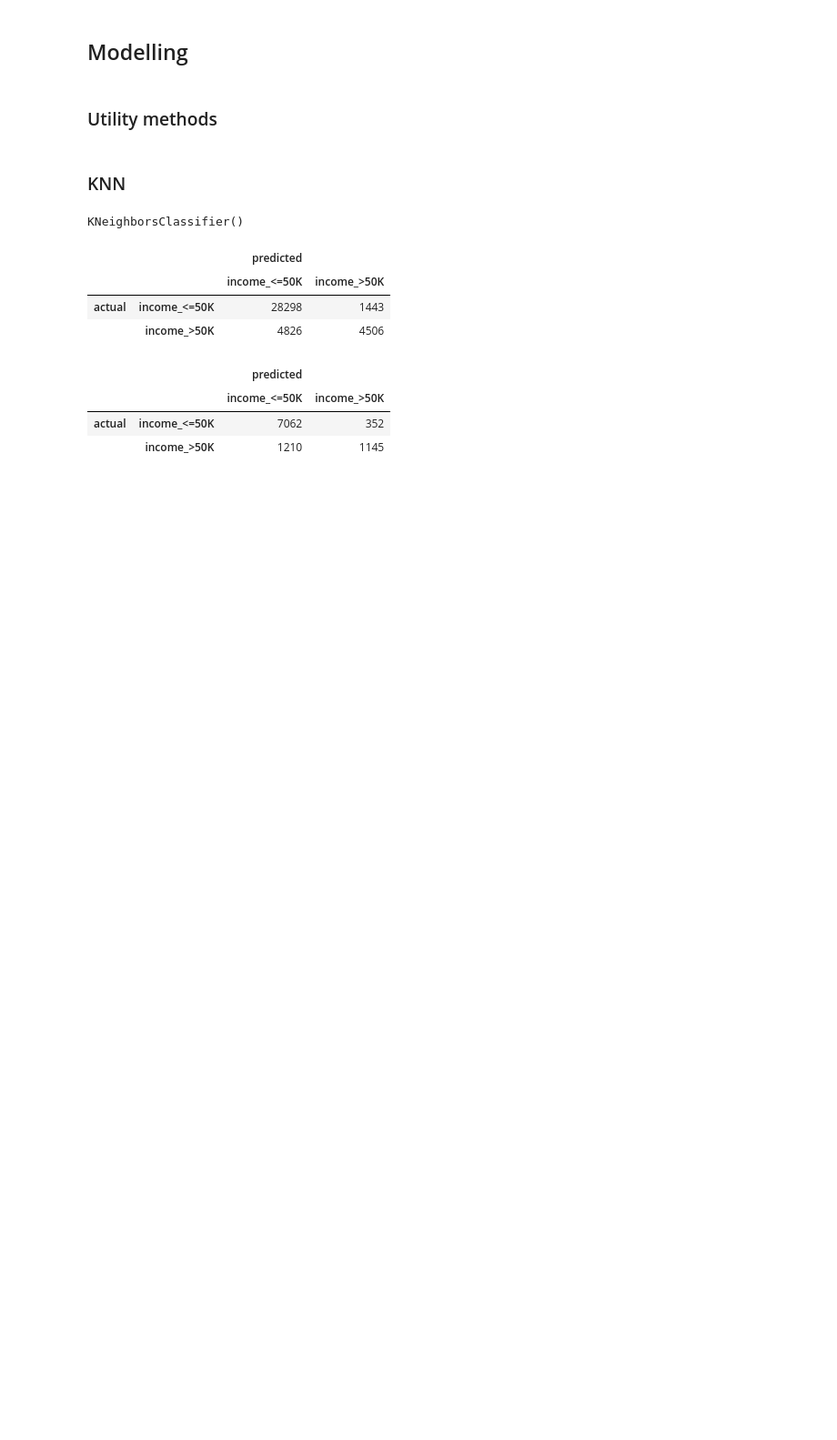
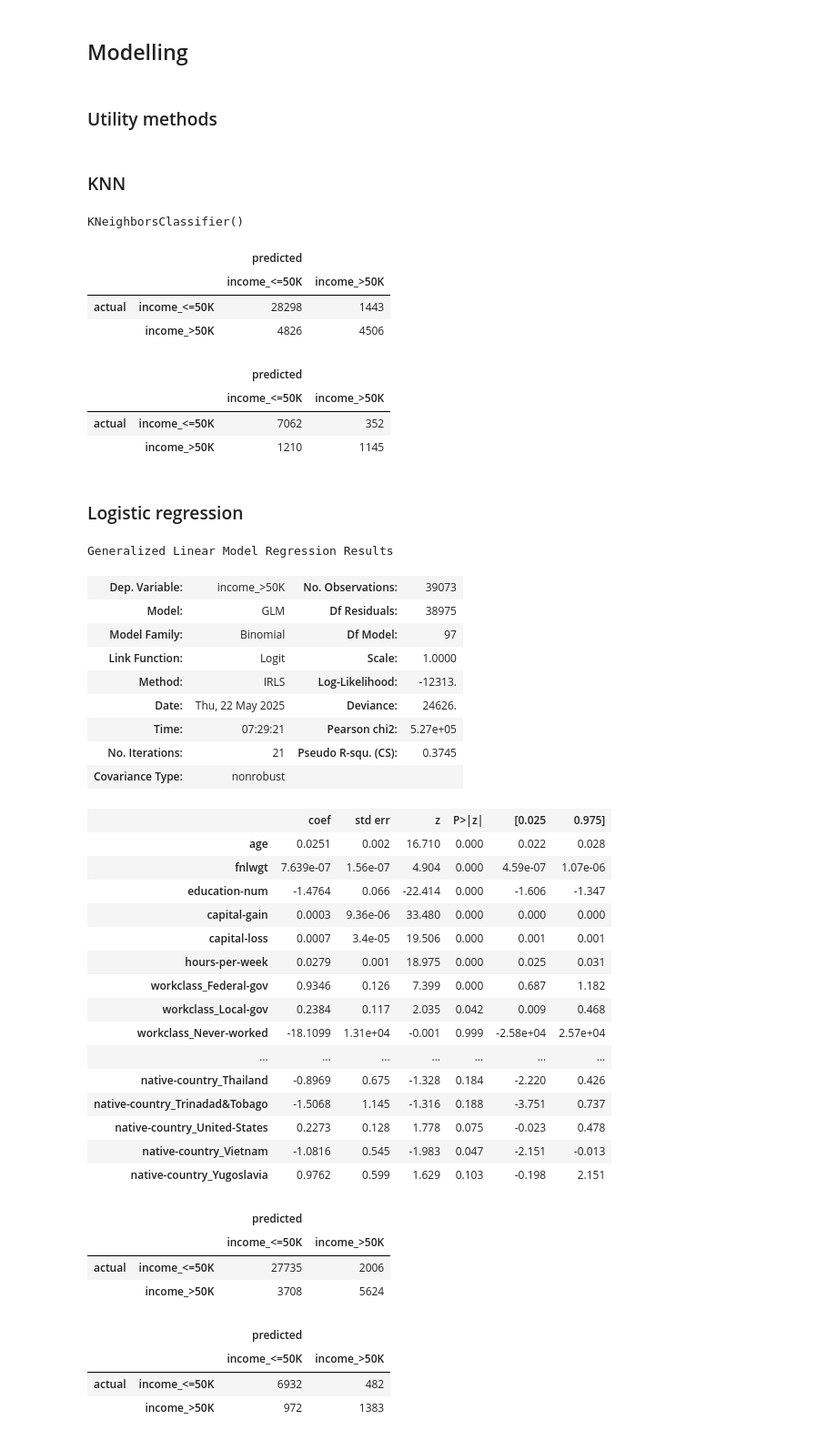
Before and after one commit to jonathanykwong/annual-income, a Jupyter notebook: annual-income.ipynb, the cells around one changed output. Shown at 91% size. Drawn from its saved outputs; the diff is of its cells as text; code cells hidden in the pictures; blank space fills up the shorter version.

Commit message:
initial attempt at logistic regression model

```diff
--- a/annual-income.ipynb
+++ b/annual-income.ipynb
@@ -170,3 +169,53 @@ cm
 |  |  | income_<=50K | income_>50K |
 | actual | income_<=50K | 7062 | 352 |
 |  | income_>50K | 1210 | 1145 |
+# %% [markdown]
+### Logistic regression
+# %%
+model = sm.GLM(y_train, X_train, family=sm.families.Binomial())
+result = model.fit()
+# %%
+result.summary()
+# %% [output]
+Generalized Linear Model Regression Results
+| Dep. Variable: | income_>50K | No. Observations: | 39073 |
+| Model: | GLM | Df Residuals: | 38975 |
+| Model Family: | Binomial | Df Model: | 97 |
+| Link Function: | Logit | Scale: | 1.0000 |
+| Method: | IRLS | Log-Likelihood: | -12313. |
+| Date: | Thu, 22 May 2025 | Deviance: | 24626. |
+| Time: | 07:29:21 | Pearson chi2: | 5.27e+05 |
+| No. Iterations: | 21 | Pseudo R-squ. (CS): | 0.3745 |
+| Covariance Type: | nonrobust |  |  |
+|  | coef | std err | z | P>|z| | [0.025 | 0.975] |
+| age | 0.0251 | 0.002 | 16.710 | 0.000 | 0.022 | 0.028 |
+| fnlwgt | 7.639e-07 | 1.56e-07 | 4.904 | 0.000 | 4.59e-07 | 1.07e-06 |
+| education-num | -1.4764 | 0.066 | -22.414 | 0.000 | -1.606 | -1.347 |
+| capital-gain | 0.0003 | 9.36e-06 | 33.480 | 0.000 | 0.000 | 0.000 |
+| capital-loss | 0.0007 | 3.4e-05 | 19.506 | 0.000 | 0.001 | 0.001 |
+| hours-per-week | 0.0279 | 0.001 | 18.975 | 0.000 | 0.025 | 0.031 |
+| workclass_Federal-gov | 0.9346 | 0.126 | 7.399 | 0.000 | 0.687 | 1.182 |
+| workclass_Local-gov | 0.2384 | 0.117 | 2.035 | 0.042 | 0.009 | 0.468 |
+| workclass_Never-worked | -18.1099 | 1.31e+04 | -0.001 | 0.999 | -2.58e+04 | 2.57e+04 |
+| ... | ... | ... | ... | ... | ... | ... |
+| native-country_Thailand | -0.8969 | 0.675 | -1.328 | 0.184 | -2.220 | 0.426 |
+| native-country_Trinadad&Tobago | -1.5068 | 1.145 | -1.316 | 0.188 | -3.751 | 0.737 |
+| native-country_United-States | 0.2273 | 0.128 | 1.778 | 0.075 | -0.023 | 0.478 |
+| native-country_Vietnam | -1.0816 | 0.545 | -1.983 | 0.047 | -2.151 | -0.013 |
+| native-country_Yugoslavia | 0.9762 | 0.599 | 1.629 | 0.103 | -0.198 | 2.151 |
+# %%
+# confusion matrix for training predicitons
+labelled_confusion_matrix(y_train, list(map(lambda n: 1 if  n > 0.5 else 0, result.predict())))
+# %% [output]
+|  |  | predicted |  |
+|  |  | income_<=50K | income_>50K |
+| actual | income_<=50K | 27735 | 2006 |
+|  | income_>50K | 3708 | 5624 |
+# %%
+# confusion matrix for test predicitons
+labelled_confusion_matrix(y_test, list(map(lambda n: 1 if  n > 0.5 else 0, result.predict(X_test))))
+# %% [output]
+|  |  | predicted |  |
+|  |  | income_<=50K | income_>50K |
+| actual | income_<=50K | 6932 | 482 |
+|  | income_>50K | 972 | 1383 |
```
Also changed, not shown: parts of 3 cells of this notebook.
